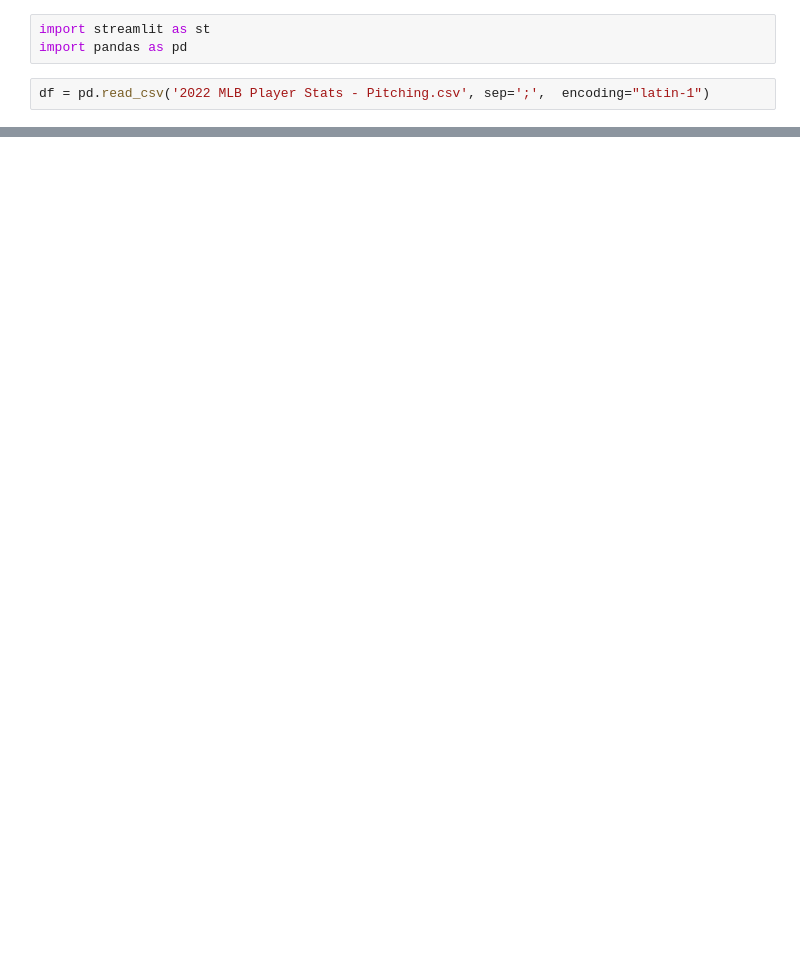
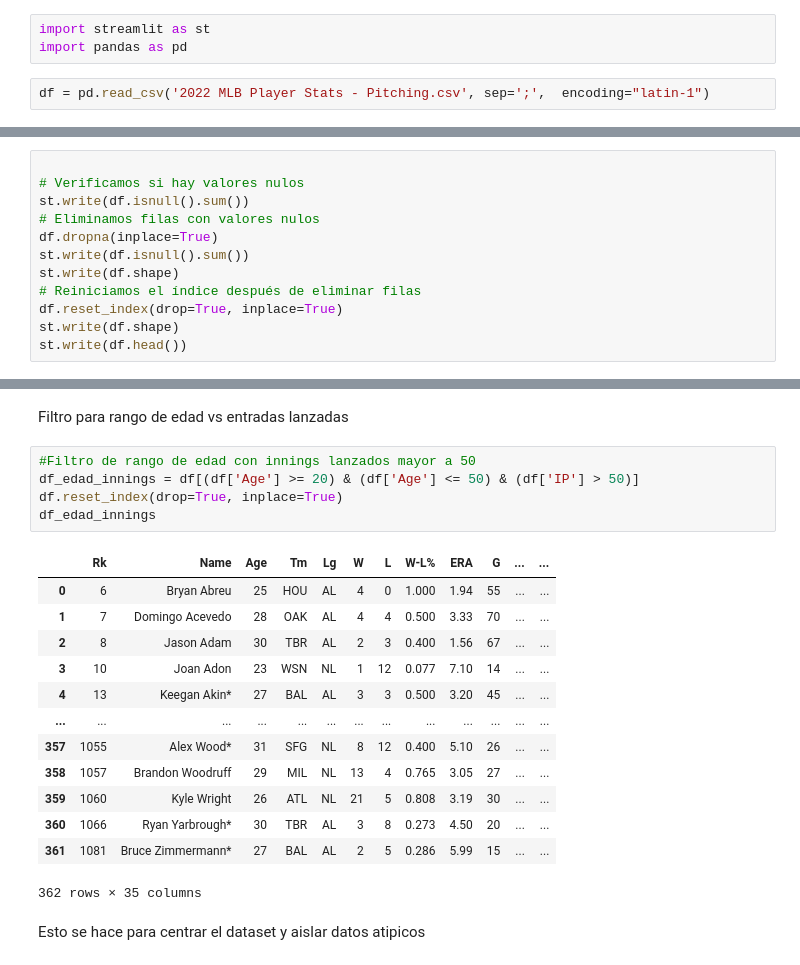
Before and after one commit to alvarogoncalves04/Trabajo-final--Alvaro-Goncalves-Yonelvis-Gonzales, a Jupyter notebook: test.ipynb, the cells around one changed output, grey strips where cells are left out. Saved outputs shown, nothing was run; the diff lists cells and outputs as text; blank space fills up the shorter version.

```diff
--- a/test.ipynb
+++ b/test.ipynb
@@ -52,0 +41,12 @@ Hola
+# %%
+
+# Verificamos si hay valores nulos
+st.write(df.isnull().sum())
+# Eliminamos filas con valores nulos
+df.dropna(inplace=True)
+st.write(df.isnull().sum())
+st.write(df.shape)
+# Reiniciamos el índice después de eliminar filas
+df.reset_index(drop=True, inplace=True)
+st.write(df.shape)
+st.write(df.head())
@@ -52,0 +71,23 @@ Hola
+# %% [markdown]
+Filtro para rango de edad vs entradas lanzadas
+# %%
+#Filtro de rango de edad con innings lanzados mayor a 50
+df_edad_innings = df[(df['Age'] >= 20) & (df['Age'] <= 50) & (df['IP'] > 50)]
+df.reset_index(drop=True, inplace=True)
+df_edad_innings
+# %% [output]
+|  | Rk | Name | Age | Tm | Lg | W | L | W-L% | ERA | G | ... | ... |
+| 0 | 6 | Bryan Abreu | 25 | HOU | AL | 4 | 0 | 1.000 | 1.94 | 55 | ... | ... |
+| 1 | 7 | Domingo Acevedo | 28 | OAK | AL | 4 | 4 | 0.500 | 3.33 | 70 | ... | ... |
+| 2 | 8 | Jason Adam | 30 | TBR | AL | 2 | 3 | 0.400 | 1.56 | 67 | ... | ... |
+| 3 | 10 | Joan Adon | 23 | WSN | NL | 1 | 12 | 0.077 | 7.10 | 14 | ... | ... |
+| 4 | 13 | Keegan Akin* | 27 | BAL | AL | 3 | 3 | 0.500 | 3.20 | 45 | ... | ... |
+| ... | ... | ... | ... | ... | ... | ... | ... | ... | ... | ... | ... | ... |
+| 357 | 1055 | Alex Wood* | 31 | SFG | NL | 8 | 12 | 0.400 | 5.10 | 26 | ... | ... |
+| 358 | 1057 | Brandon Woodruff | 29 | MIL | NL | 13 | 4 | 0.765 | 3.05 | 27 | ... | ... |
+| 359 | 1060 | Kyle Wright | 26 | ATL | NL | 21 | 5 | 0.808 | 3.19 | 30 | ... | ... |
+| 360 | 1066 | Ryan Yarbrough* | 30 | TBR | AL | 3 | 8 | 0.273 | 4.50 | 20 | ... | ... |
+| 361 | 1081 | Bruce Zimmermann* | 27 | BAL | AL | 2 | 5 | 0.286 | 5.99 | 15 | ... | ... |
+362 rows × 35 columns
+# %% [markdown]
+Esto se hace para centrar el dataset y aislar datos atipicos
```
Also changed, not shown: parts of 7 cells of this notebook.
